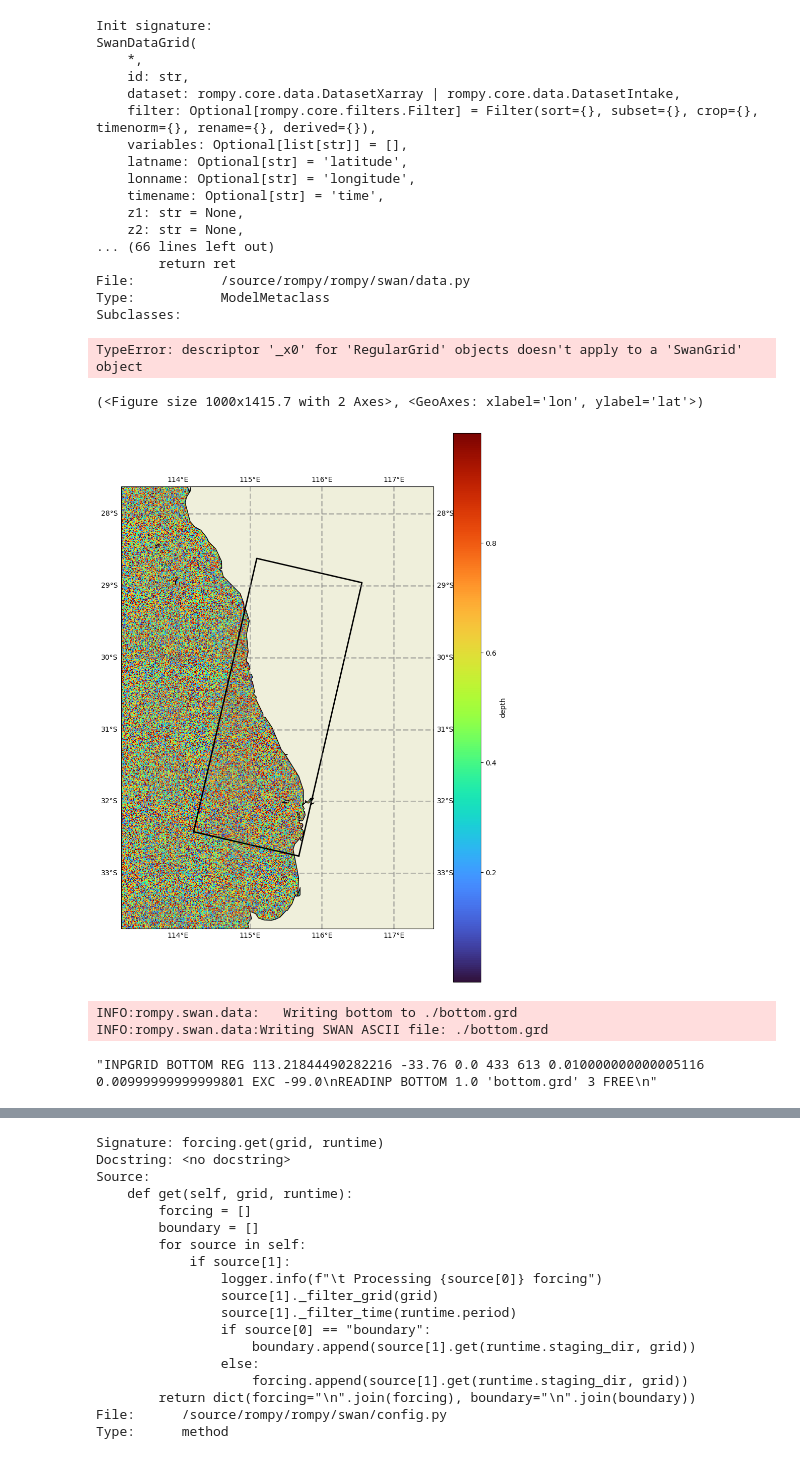
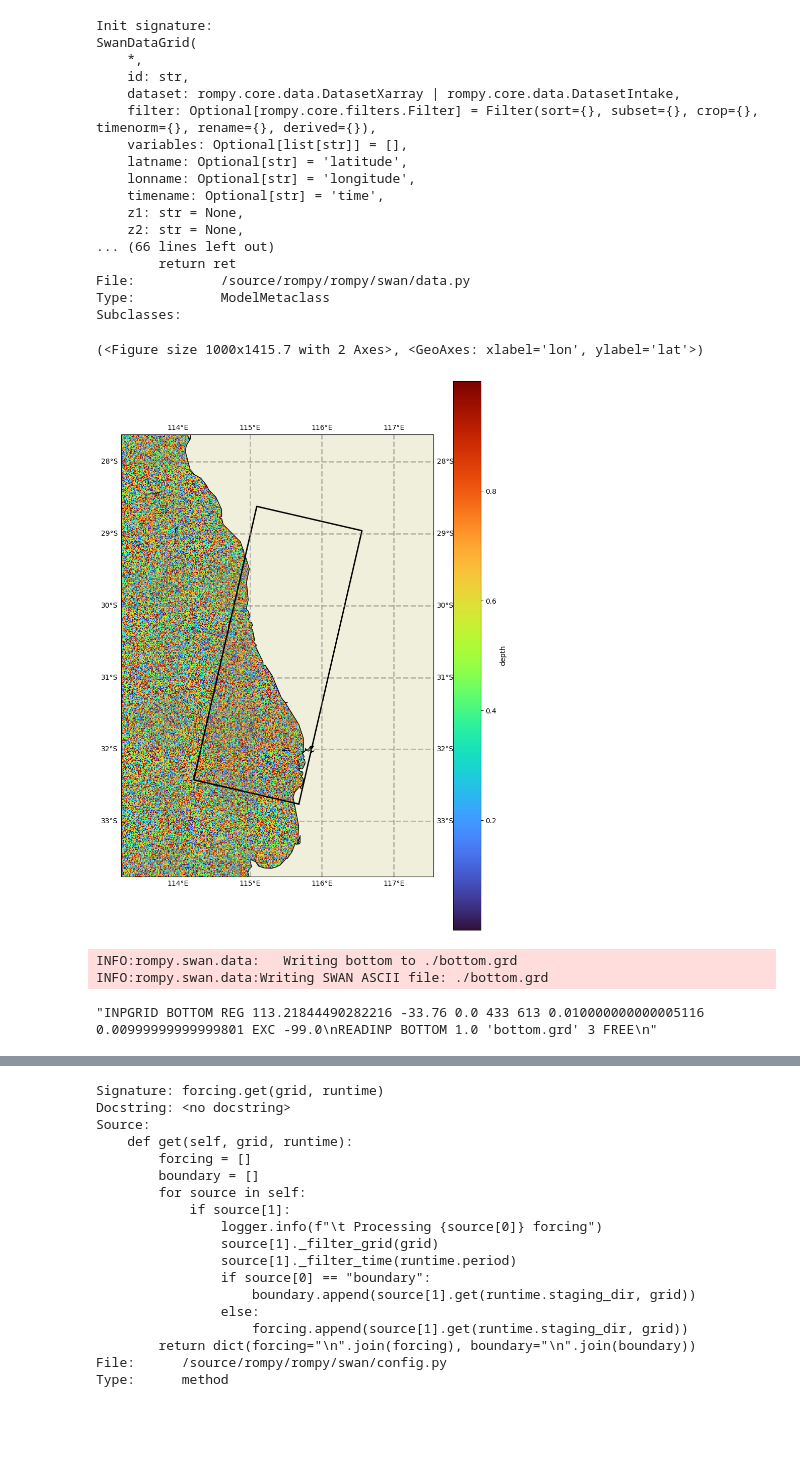
Before and after one commit to sppigot/rompy, a Jupyter notebook: notebooks/demo.ipynb, the cells around one changed output, grey strips where cells are left out. Saved outputs shown, nothing was run; the diff lists cells and outputs as text; code cells hidden in the pictures; blank space fills up the shorter version.

```diff
--- a/notebooks/demo.ipynb
+++ b/notebooks/demo.ipynb
@@ -315,7 +335,7 @@ Type:           ModelMetaclass
 Subclasses:
 # %%
 # Here we are creting some dummy data here to use as a bathymetry input
-from rompy.swan import SwanDataGrid,  DataBoundary
+from rompy.swan import SwanDataGrid
 os.makedirs("simulations/test_swantemplate/datasets", exist_ok=True)
 datagrid = SwanGrid(x0=115.68, y0=-32.76, rot=77, nx=391, ny=151, dx=0.01, dy=0.01, exc=-99.0)
 
@@ -336,9 +356,7 @@ def nc_bathy(bottom=datagrid):
         }
     )
     ds.to_netcdf(source, mode="w")
-    return SwanDataGrid(
-        id="bottom", dataset=DatasetXarray(uri=source), z1="depth", var="BOTTOM", latname="lat", lonname="lon"
-    )
+    return source
 
 # and same again for wind
 def nc_data_source(wind_grid=datagrid):
@@ -373,19 +391,29 @@ def nc_data_source(wind_grid=datagrid):
         }
     )
     ds.to_netcdf(source, mode="w")
-    return SwanDataGrid(id="wind", var="WIND", dataset=DatasetXarray(uri=source), z1="u", z2="v")
+    return source
-# %% [output]
-TypeError: descriptor '_x0' for 'RegularGrid' objects doesn't apply to a 'SwanGrid' object
-# %%
-bathy = nc_bathy()
-bathy.plot(param='depth', fscale=10, model_grid=datagrid)
-# %% [output]
-(<Figure size 1000x1415.7 with 2 Axes>, <GeoAxes: xlabel='lon', ylabel='lat'>)
-[figure, removed]
-# %%
-# retrive the bathy data
-bathy.get('./')
-# %% [output]
-INFO:rompy.swan.data:   Writing bottom to ./bottom.grd
-INFO:rompy.swan.data:Writing SWAN ASCII file: ./bottom.grd
-"INPGRID BOTTOM REG 113.21844490282216 -33.76 0.0 433 613 0.010000000000005116 0.00999999999999801 EXC -99.0\nREADINP BOTTOM 1.0 'bottom.grd' 3 FREE\n"
+# %%
+# Create dummy data
+bathy_source = nc_bathy()
+
+# Intantiate a swan data object using this dummy data as input
+bathy = SwanDataGrid(
+        id="bottom", dataset=DatasetXarray(uri=bathy_source), z1="depth", var="BOTTOM", latname="lat", lonname="lon"
+    )
+
+# Plot the full dataset
+bathy.plot(param='depth', fscale=10, model_grid=datagrid)
+# %% [output]
+(<Figure size 1000x1415.7 with 2 Axes>, <GeoAxes: xlabel='lon', ylabel='lat'>)
+[figure, added]
+# %%
+# If we run the bathy get method, this will write the data in swan format to the stage directory ready for ingestion into the model.
+# At the moment, this is the full dataset, but we will look at subsetting options later
+# Note that running this method retuns the required control file commands to read the data
+# from the control file
+
+bathy.get('./')
+# %% [output]
+INFO:rompy.swan.data:   Writing bottom to ./bottom.grd
+INFO:rompy.swan.data:Writing SWAN ASCII file: ./bottom.grd
+"INPGRID BOTTOM REG 113.21844490282216 -33.76 0.0 433 613 0.010000000000005116 0.00999999999999801 EXC -99.0\nREADINP BOTTOM 1.0 'bottom.grd' 3 FREE\n"
```
Also changed, not shown: parts of 40 cells of this notebook.
